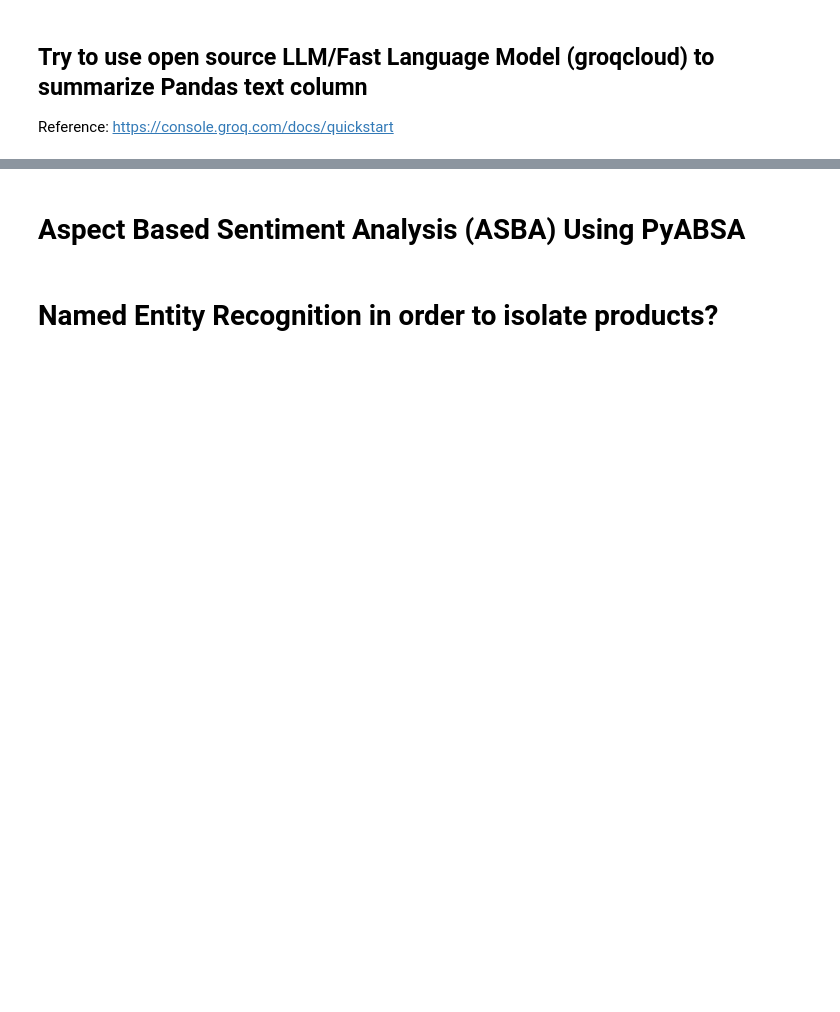
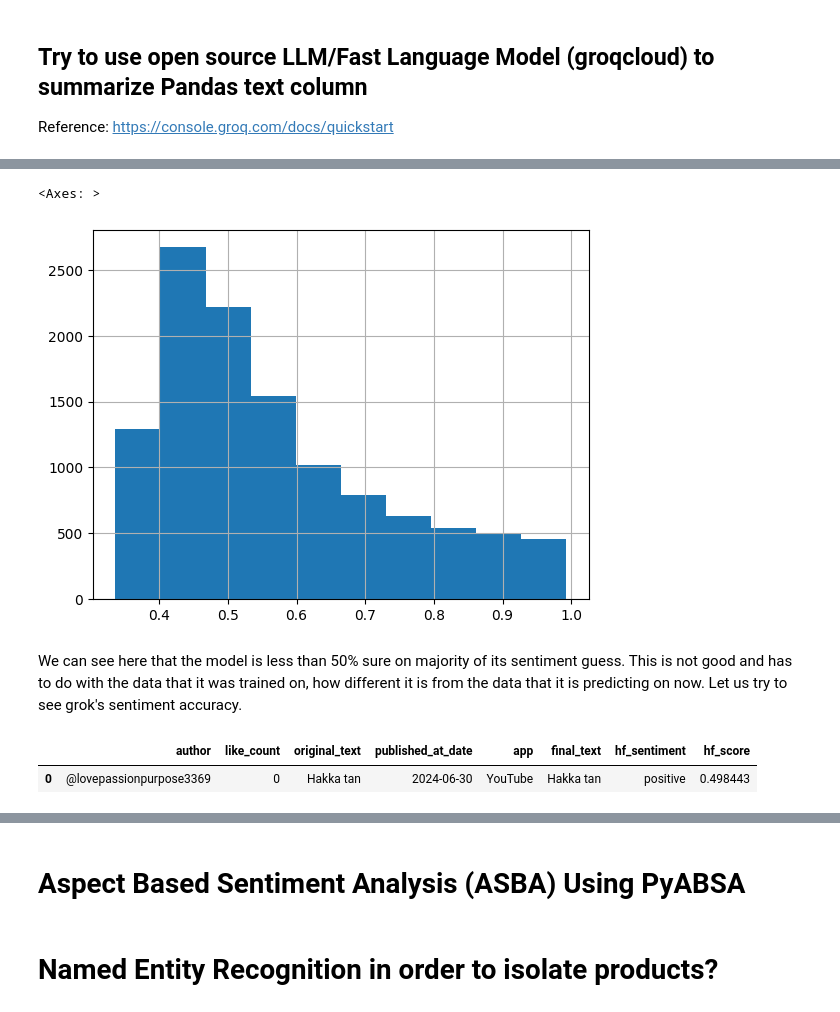
Before and after one commit to mindyng/2024-Business-Projects, a Jupyter notebook: wwdc-2024-sentiment-analysis.ipynb, the cells around one changed output, grey strips where cells are left out. Cells and saved outputs as stored; diff of their text form; code cells hidden in the pictures; blank space fills up the shorter version.

```diff
--- a/wwdc-2024-sentiment-analysis.ipynb
+++ b/wwdc-2024-sentiment-analysis.ipynb
@@ -607,0 +758,8 @@ len(tokenizer.tokenize(res[1]))
+# %%
+# The sentiment classifier still had some comments that exceeded 512 tokens. So need to eliminate more comments...
+query = """
+select *
+from inf_df
+where num_tokens <=450
+"""
+inf_df2 = duckdb.query(query).df()
@@ -608,12 +780,12 @@ len(tokenizer.tokenize(res[1]))
 # %%
-# %%time
+%%time
 
-# df = (
-# df.assign(sentiment = lambda x: x['text'].apply(lambda s: sentiment_analysis(s)))
-#     .assign(
-#          label = lambda x: x['sentiment'].apply(lambda s: (s[0]['label'])),
-#          score = lambda x: x['sentiment'].apply(lambda s: (s[0]['score']))
-#     )
-# )
+inf_df2 = (
+inf_df2.assign(sentiment = lambda x: x['final_text'].apply(lambda s: sentiment_analysis(s)))
+    .assign(
+         label = lambda x: x['sentiment'].apply(lambda s: (s[0]['label'])),
+         score = lambda x: x['sentiment'].apply(lambda s: (s[0]['score']))
+    )
+)
 
-# df.head()
+inf_df2.head()
@@ -619,0 +807,8 @@ len(tokenizer.tokenize(res[1]))
+# %%
+# From my own review, the sentiment classifier is not that accurate. Let's take a look at the score distribution to see confidence distribution.
+inf_df2['score'].hist()
+# %% [output]
+<Axes: >
+[figure, added]
+# %% [markdown]
+We can see here that the model is less than 50% sure on majority of its sentiment guess. This is not good and has to do with the data that it was trained on, how different it is from the data that it is predicting on now. Let us try to see grok's sentiment accuracy.
@@ -619,0 +828,5 @@ len(tokenizer.tokenize(res[1]))
+# %%
+inf_df2.head(1)
+# %% [output]
+|  | author | like_count | original_text | published_at_date | app | final_text | hf_sentiment | hf_score |
+| 0 | @lovepassionpurpose3369 | 0 | Hakka tan | 2024-06-30 | YouTube | Hakka tan | positive | 0.498443 |
```
Also changed, not shown: parts of 64 cells of this notebook.
